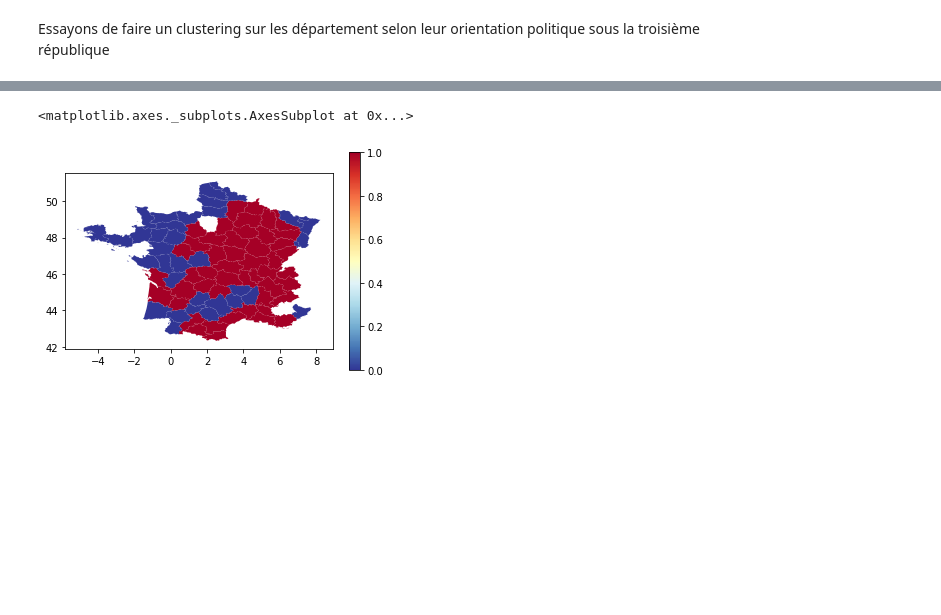
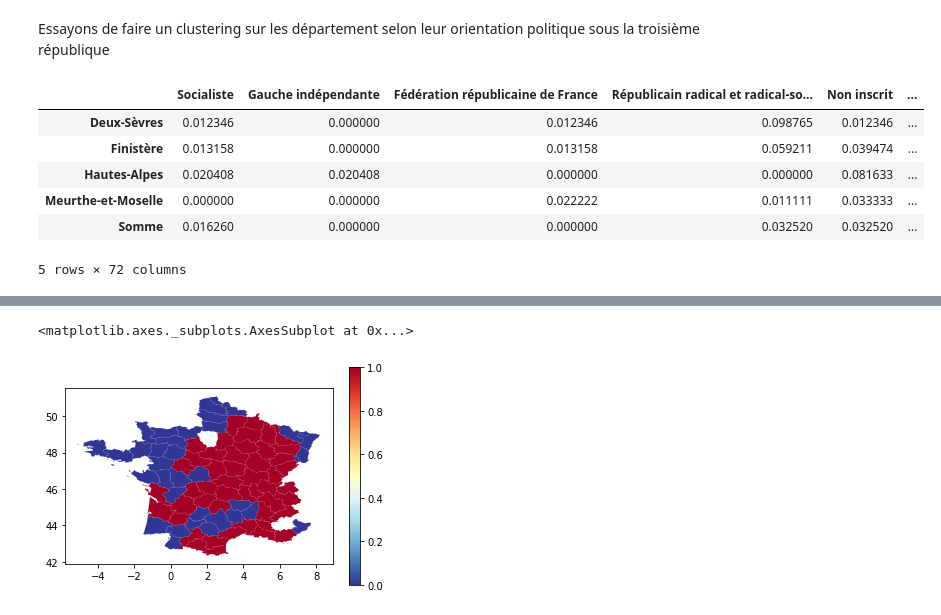
Before and after one commit to dusylvain/Projet-Python-deputes, a Jupyter notebook: clustering.ipynb, the cells around one changed output, grey strips where cells are left out. Cells and saved outputs as stored; diff of their text form; code cells hidden in the pictures; blank space fills up the shorter version.

```diff
--- a/clustering.ipynb
+++ b/clustering.ipynb
@@ -36,6 +38,16 @@ datadep_bis=np.array(datadep)#on crée un dataframe avec les informations
 depmt_groupe = pd.DataFrame(datadep_bis, index=mandat_dep_3['Département'].unique(),columns=gros_groupe)
 # %%
 depmt_groupe = pd.DataFrame(datadep_bis, index=mandat_dep_3['Département'].unique(),columns=gros_groupe)
+# %%
+depmt_groupe.head()
+# %% [output]
+|  | Socialiste | Gauche indépendante | Fédération républicaine de France | Républicain radical et radical-so... | Non inscrit | ... |
+| Deux-Sèvres | 0.012346 | 0.000000 | 0.012346 | 0.098765 | 0.012346 | ... |
+| Finistère | 0.013158 | 0.000000 | 0.013158 | 0.059211 | 0.039474 | ... |
+| Hautes-Alpes | 0.020408 | 0.020408 | 0.000000 | 0.000000 | 0.081633 | ... |
+| Meurthe-et-Moselle | 0.000000 | 0.000000 | 0.022222 | 0.011111 | 0.033333 | ... |
+| Somme | 0.016260 | 0.000000 | 0.000000 | 0.032520 | 0.032520 | ... |
+5 rows × 72 columns
 # %%
 plt.figure(figsize=(20,10))
 #générer la matrice des liens
```
Also changed, not shown: parts of 7 cells of this notebook.
